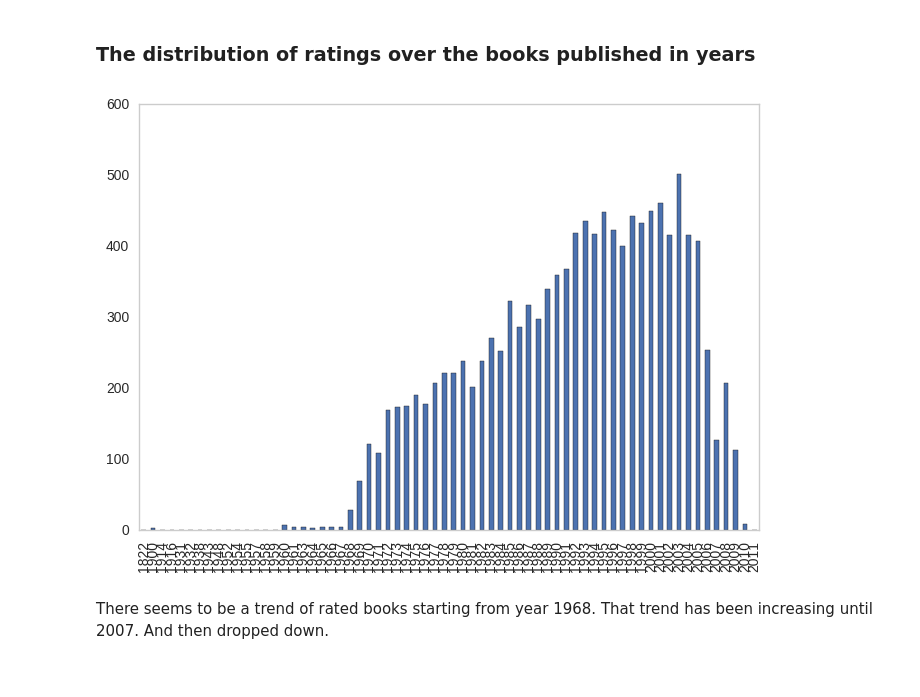
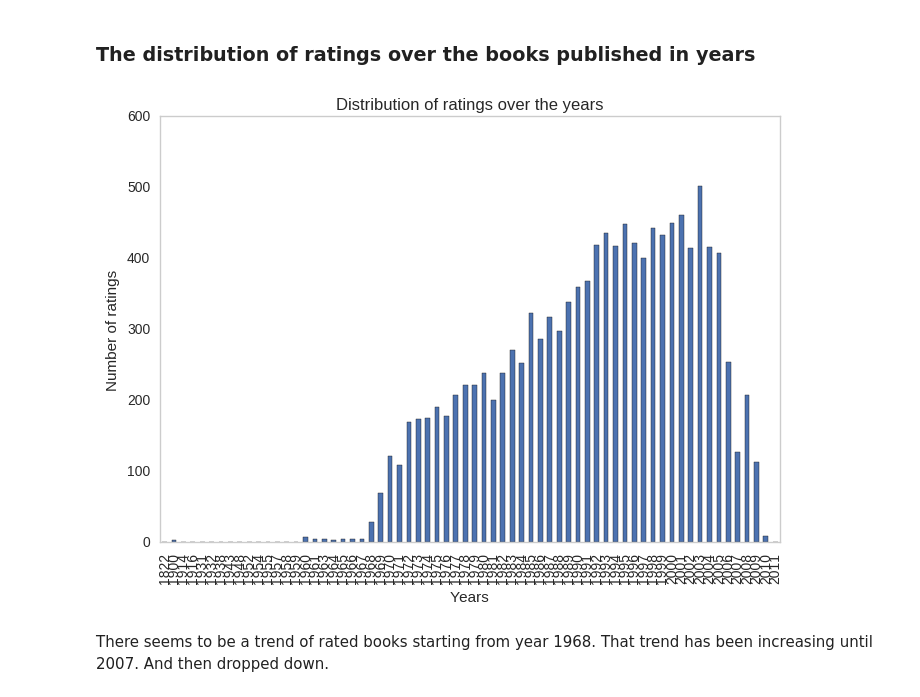
Before and after one commit to klitonandrea/BookRatings, a Jupyter notebook: Story telling with book ratings.ipynb, the cells around one changed output. Cells and saved outputs as stored; diff of their text form; code cells hidden in the pictures.

```diff
--- a/Story telling with book ratings.ipynb
+++ b/Story telling with book ratings.ipynb
@@ -122,8 +141,10 @@ BookInfo.average_rating.hist(grid=False);
 # %%
 Dates = BookInfo.publish_date.str.findall('\d{4}') # need only the year, some records have the date
 gr=pd.Series(data = [term for i in Dates for term in (i if type(i) == list else '' )]).value_counts().sort_index().plot(kind='bar', grid=False)
-#sns.barplot(x=gr.index, y=gr.values, label='Number of books each year');
+gr.set_title('Distribution of ratings over the years')
+gr.set_xlabel('Years')
+gr.set_ylabel('Number of ratings');
 # %% [output]
-[figure, old version]
+[figure, new version]
 # %% [markdown]
 There seems to be a trend of rated books starting from year 1968. That trend has been increasing until 2007. And then dropped down.
```
Also changed, not shown: parts of 54 cells of this notebook.
